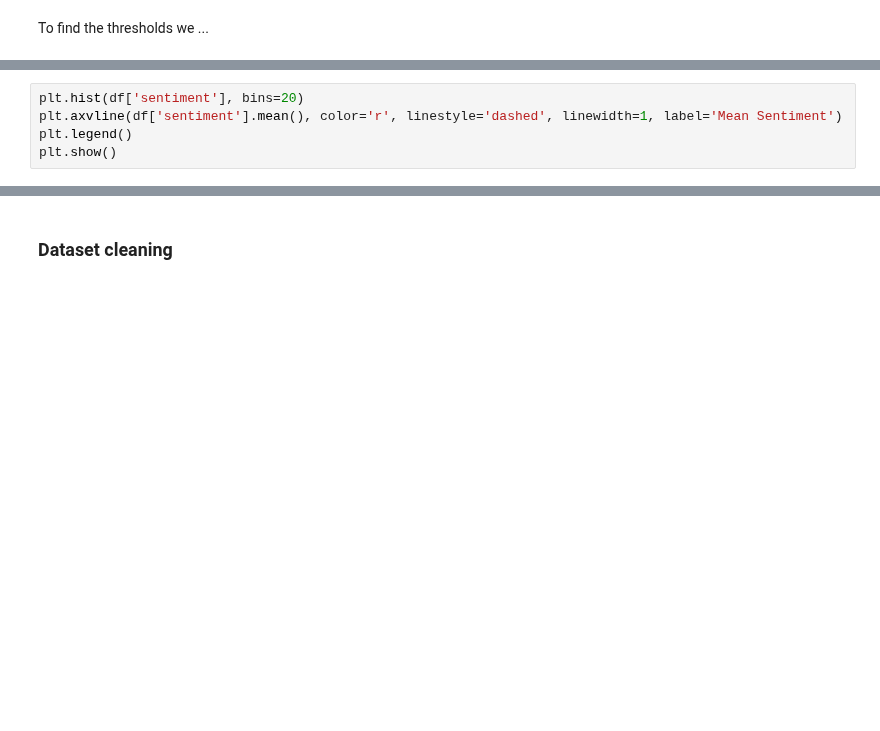
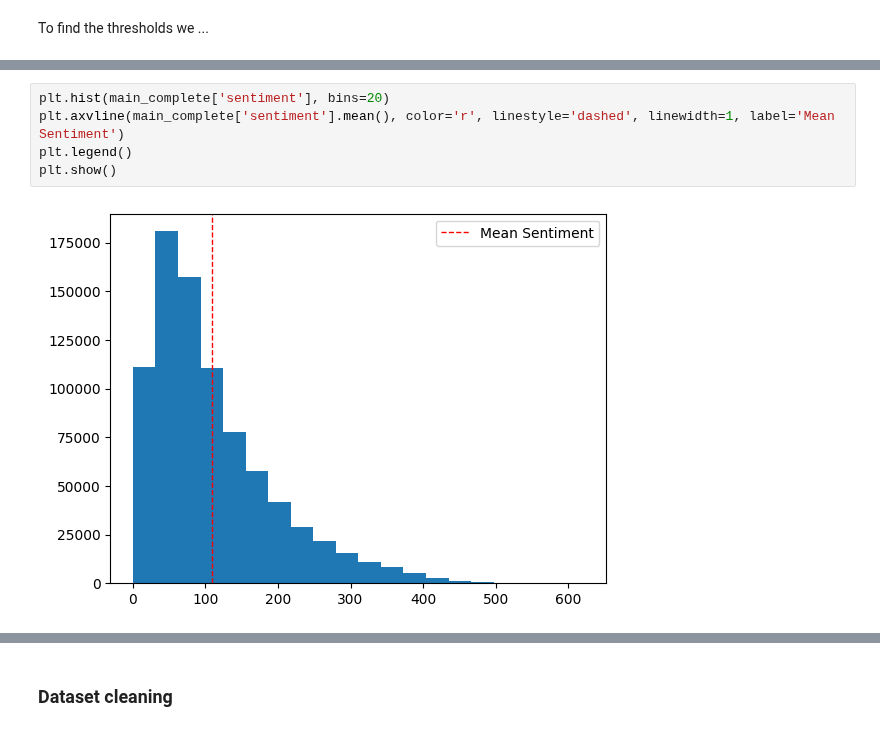
Before and after one commit to paulagambus/ctds_project, a Jupyter notebook: final_notebook.ipynb, the cells around one changed output, grey strips where cells are left out. Cells and saved outputs as stored; diff of their text form; blank space fills up the shorter version.

Commit message:
paula's part in the final notebook finished, there is an issue but we need to figure out what to do

```diff
--- a/final_notebook.ipynb
+++ b/final_notebook.ipynb
@@ -133,8 +164,10 @@ print(f"Range of sentiment values: {sentiment_min} to {sentiment_max} with mean
 # %%
-plt.hist(df['sentiment'], bins=20)
-plt.axvline(df['sentiment'].mean(), color='r', linestyle='dashed', linewidth=1, label='Mean Sentiment')
+plt.hist(main_complete['sentiment'], bins=20)
+plt.axvline(main_complete['sentiment'].mean(), color='r', linestyle='dashed', linewidth=1, label='Mean Sentiment')
 plt.legend()
 plt.show()
+# %% [output]
+[figure, added]
 # %%
 # Define the thresholds for sentiment ranges
 low_threshold = sentiment_mean - sentiment_std
```
Also changed, not shown: parts of 34 cells of this notebook.
